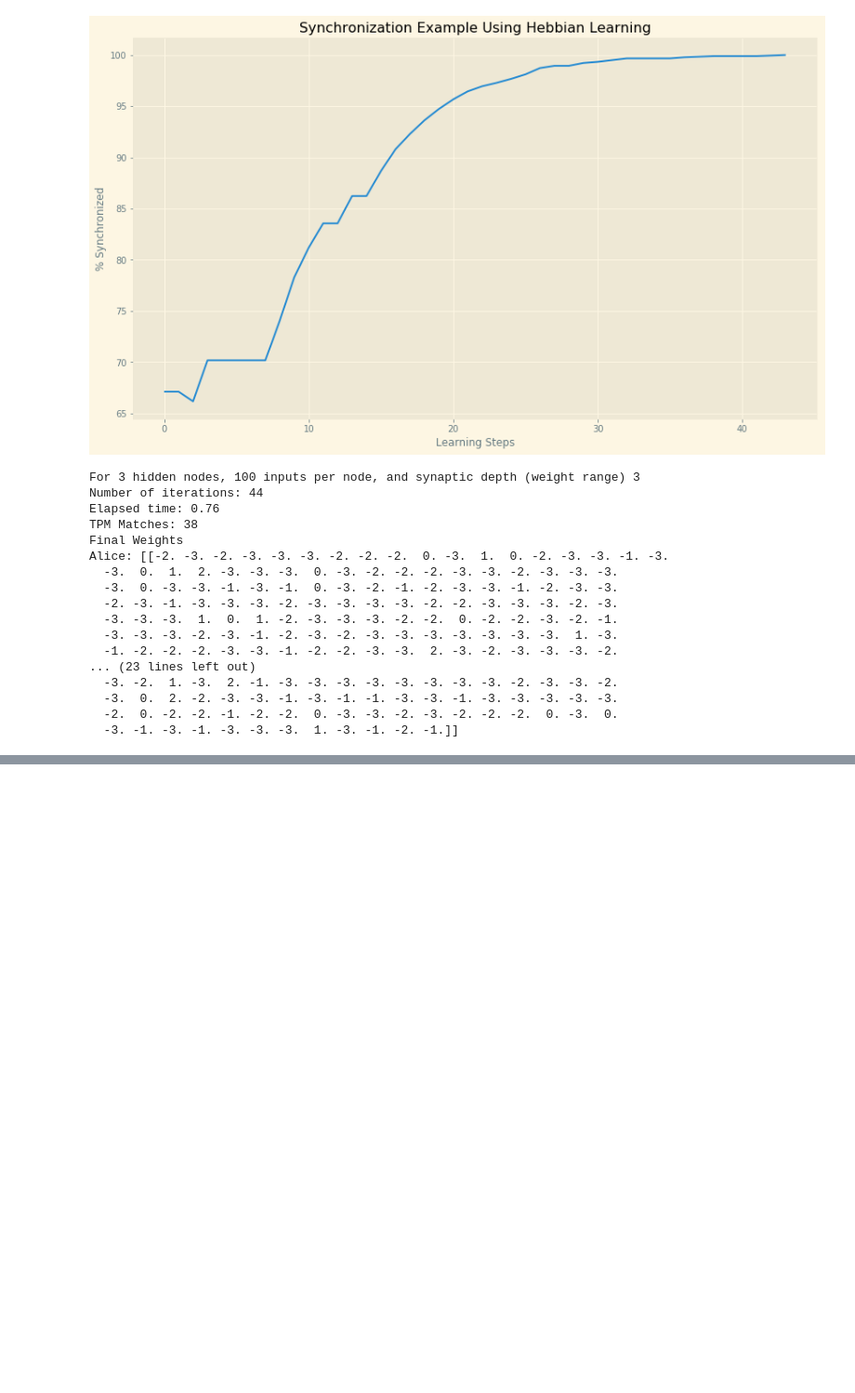
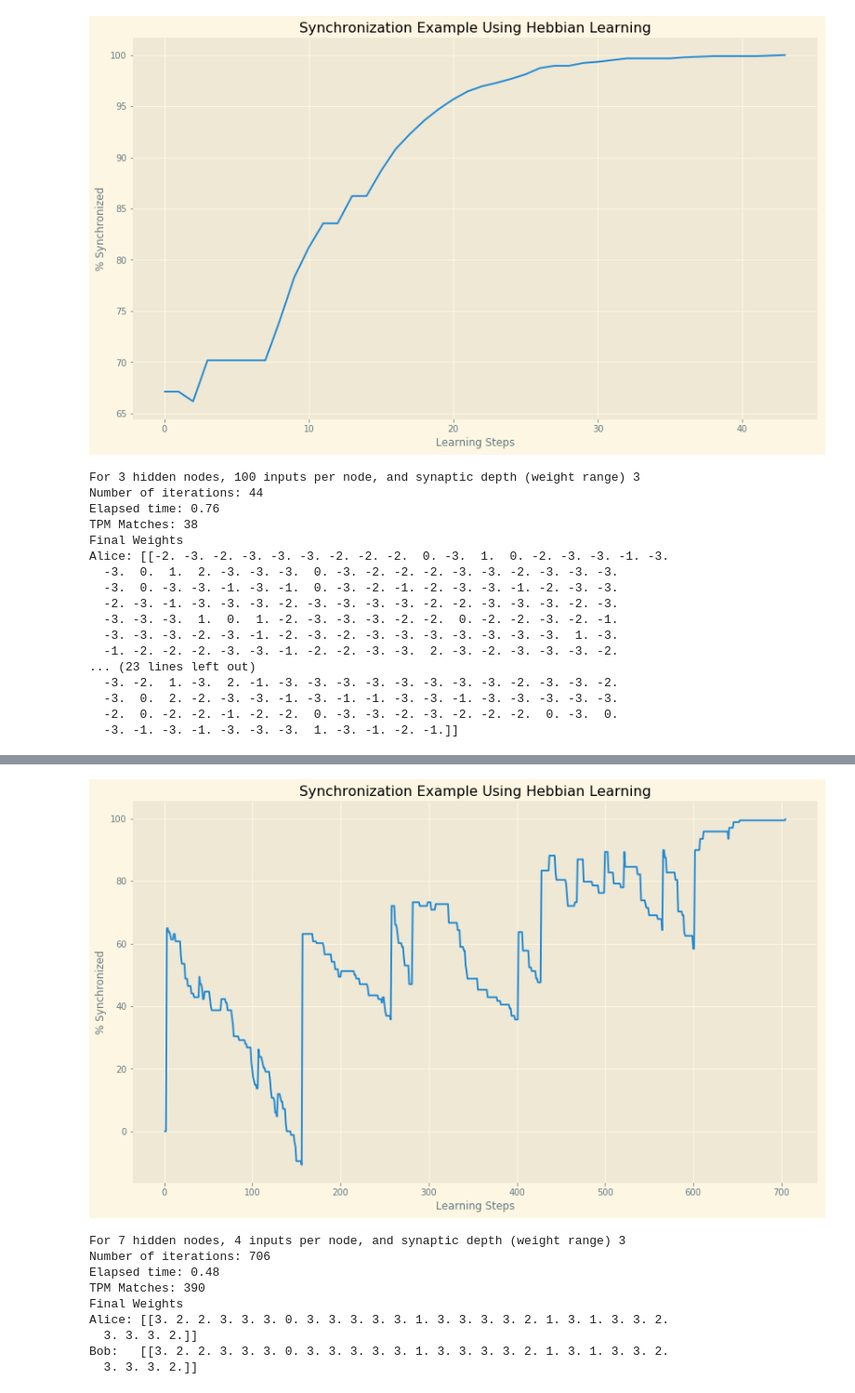
Before and after one commit to thePirateFish/neural_key_exchange, a Jupyter notebook: Neural Key Exchange Demonstration.ipynb, the cells around one changed output, grey strips where cells are left out. Shown at 93% size. Saved outputs shown, nothing was run; the diff lists cells and outputs as text; code cells hidden in the pictures; blank space fills up the shorter version.

```diff
--- a/Neural Key Exchange Demonstration.ipynb
+++ b/Neural Key Exchange Demonstration.ipynb
@@ -38,7 +38,7 @@ def demonstrate(k=3, n=4, l=3, rule='hebbian'):
             tpm_bob.update(tau_a, rule=rule)
             wa = tpm_alice.get_weights()
             wb = tpm_bob.get_weights()
-            percent_synced = calculate_percent_synced(wa, wb)
+            percent_synced = calculate_percent_synced(wa, wb, l)
             matches+=1
         sync_list.append(percent_synced)
         #if (i % 50 == 0 or percent_synced == 100):
@@ -246,0 +232,13 @@ KeyboardInterrupt:
+# %%
+demonstrate(k=7, n=4, l=3, rule='hebbian')
+# %% [output]
+[figure, added]
+For 7 hidden nodes, 4 inputs per node, and synaptic depth (weight range) 3
+Number of iterations: 706
+Elapsed time: 0.48
+TPM Matches: 390
+Final Weights
+Alice: [[3. 2. 2. 3. 3. 3. 0. 3. 3. 3. 3. 3. 1. 3. 3. 3. 3. 2. 1. 3. 1. 3. 3. 2.
+  3. 3. 3. 2.]]
+Bob:   [[3. 2. 2. 3. 3. 3. 0. 3. 3. 3. 3. 3. 1. 3. 3. 3. 3. 2. 1. 3. 1. 3. 3. 2.
+  3. 3. 3. 2.]]
```
Also changed, not shown: parts of 5 cells of this notebook, 3 other files.
